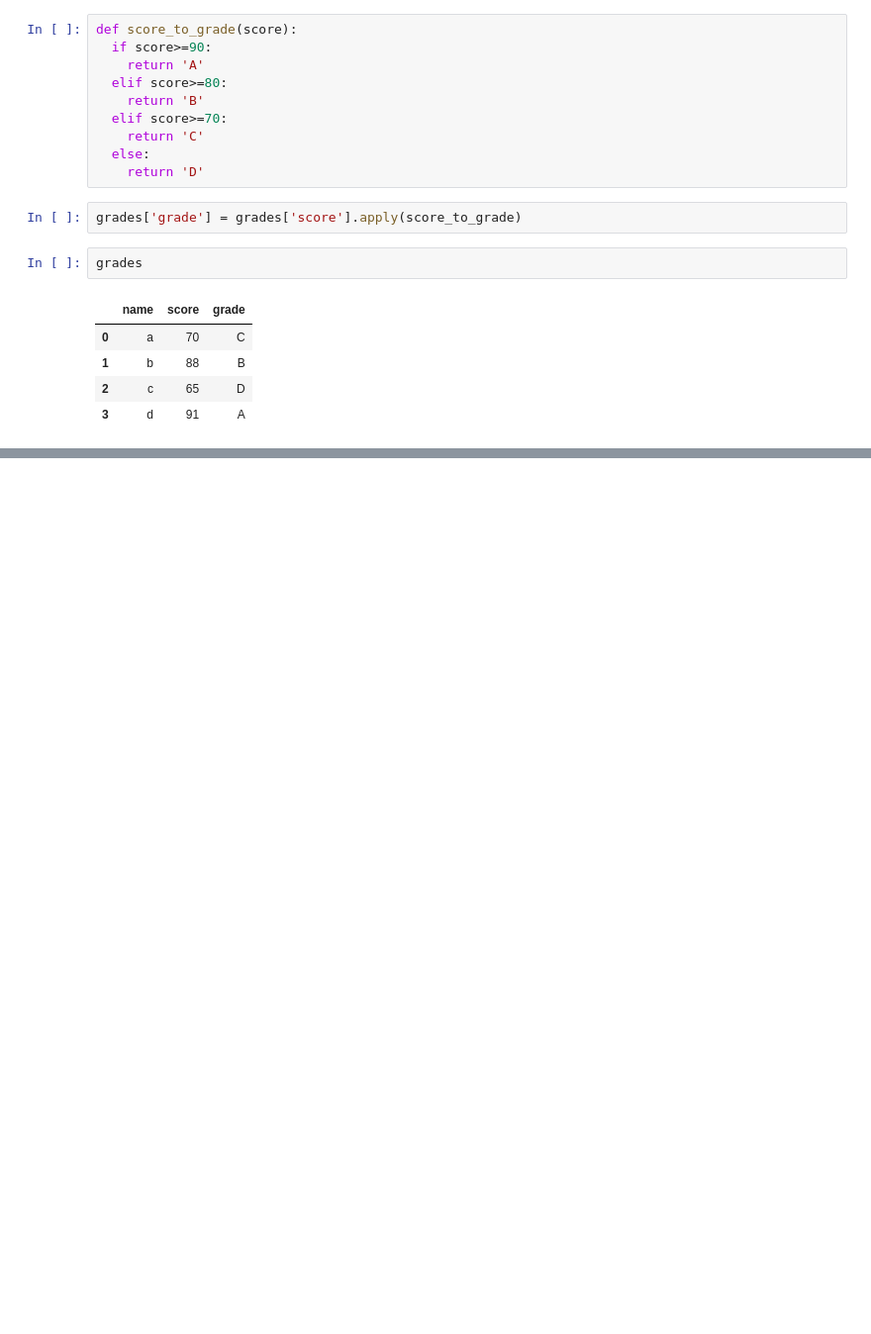
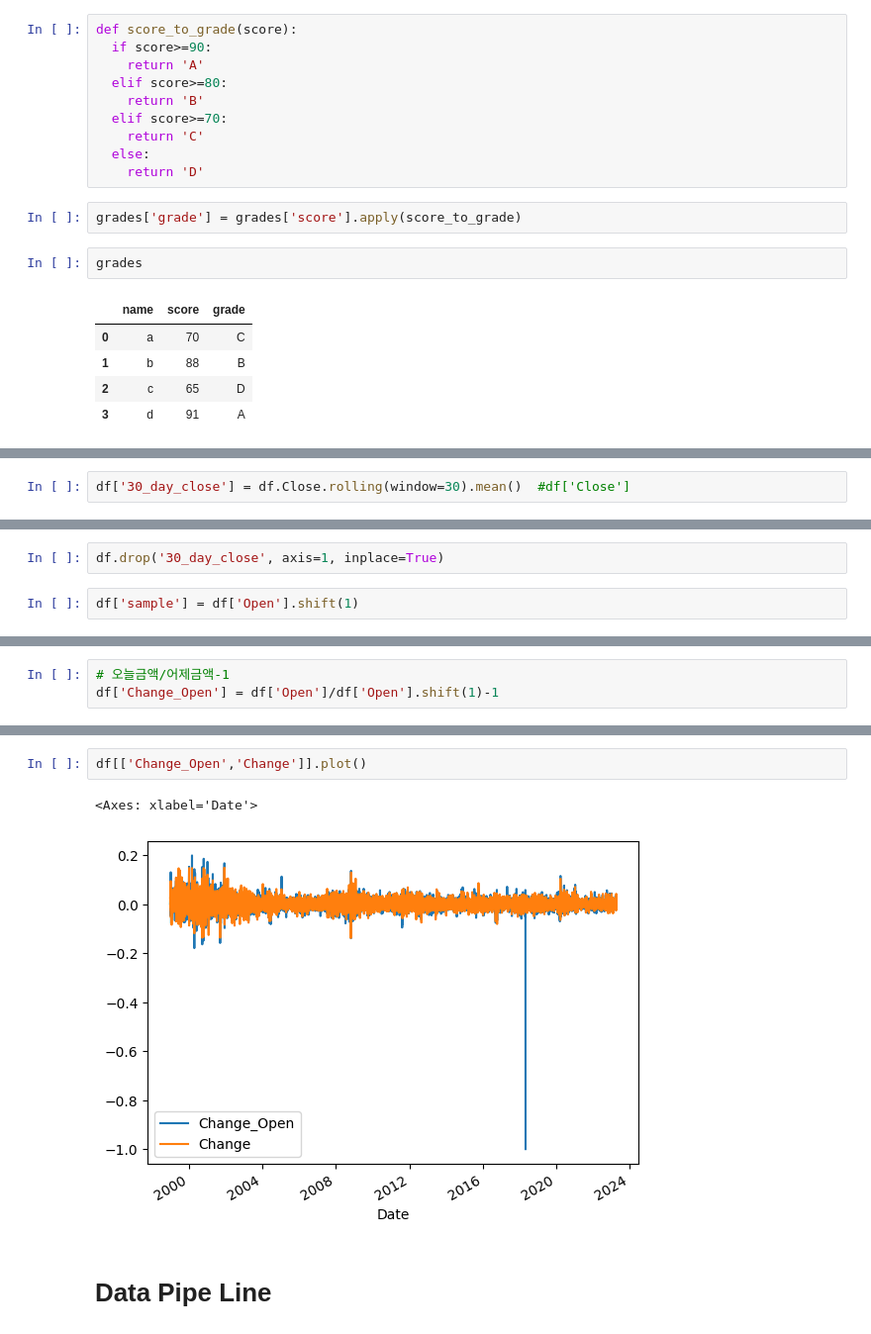
Before and after one commit to datajcthemax/playdata, a Jupyter notebook: day12.ipynb, the cells around one changed output, grey strips where cells are left out. Shown: that part at 99% size. Drawn from its saved outputs; the diff is of its cells as text; blank space fills up the shorter version.

```diff
--- a/day12.ipynb
+++ b/day12.ipynb
@@ -524,0 +642,2 @@ grades
+# %%
+df['30_day_close'] = df.Close.rolling(window=30).mean()  #df['Close']
@@ -524,0 +661,4 @@ grades
+# %%
+df.drop('30_day_close', axis=1, inplace=True)
+# %%
+df['sample'] = df['Open'].shift(1)
@@ -524,0 +682,3 @@ grades
+# %%
+# 오늘금액/어제금액-1
+df['Change_Open'] = df['Open']/df['Open'].shift(1)-1
@@ -524,0 +702,7 @@ grades
+# %%
+df[['Change_Open','Change']].plot()
+# %% [output]
+<Axes: xlabel='Date'>
+[figure, added]
+# %% [markdown]
+# Data Pipe Line
```
Also changed, not shown: parts of 32 cells of this notebook.
